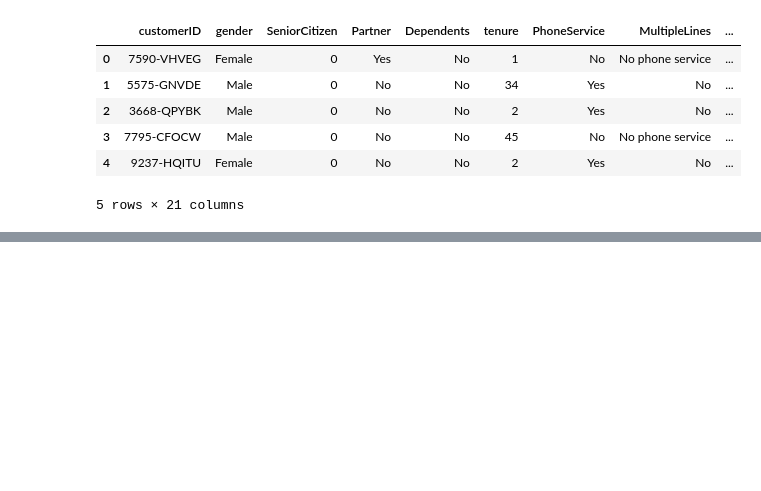
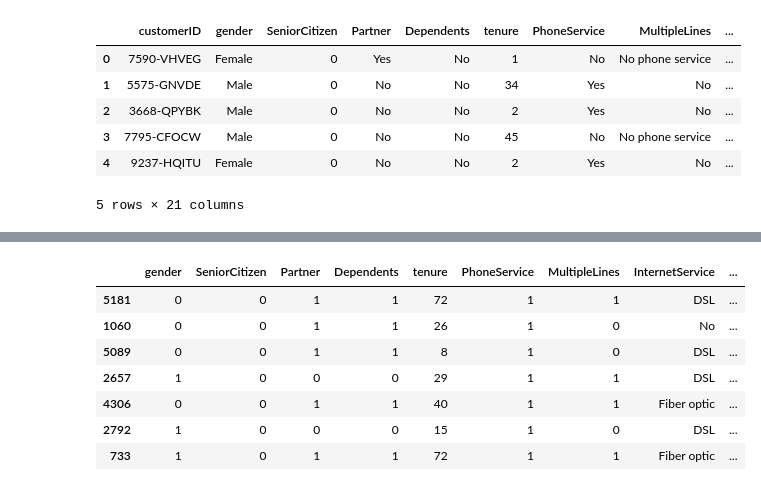
Before and after one commit to favedgreat/Data-Science, a Jupyter notebook: TelcoCustomerChurn.ipynb, the cells around one changed output, grey strips where cells are left out. Drawn from its saved outputs; the diff is of its cells as text; code cells hidden in the pictures; blank space fills up the shorter version.

```diff
--- a/TelcoCustomerChurn.ipynb
+++ b/TelcoCustomerChurn.ipynb
@@ -117,0 +157,6 @@ dtype: float64
+# %%
+# Recreating the dataframe without the CustomerID column
+telcoCustomer_df = file.iloc[:,1:]
+
+# Inspecting the recreated dataset
+telcoCustomer_df.columns
@@ -117,0 +196,5 @@ dtype: float64
+# %%
+telcoCustomer_df.replace('No internet service', 'No', inplace = True)
+telcoCustomer_df.replace('No phone service', 'No', inplace=True)
+
+Print_unique_col_values(telcoCustomer_df)
@@ -117,0 +224,13 @@ dtype: float64
+# %%
+# List of all columns with yes, no values
+yes_no_columns = ['Partner','Dependents','PhoneService','MultipleLines','OnlineSecurity','OnlineBackup','DeviceProtection','TechSupport','StreamingTV','StreamingMovies','PaperlessBilling','Churn']
+
+for col in yes_no_columns:
+    telcoCustomer_df[col].replace({'Yes': 1,'No': 0},inplace=True)
+
+# Replacing Female and Male with 1 and 0
+telcoCustomer_df['gender'].replace({'Female':1,'Male':0},inplace=True)
+
+# Printing replacements
+for col in telcoCustomer_df:
+    print(f'{col}: {telcoCustomer_df[col].unique()}')
@@ -117,0 +255,11 @@ dtype: float64
+# %%
+telcoCustomer_df.sample(7)
+# %% [output]
+|  | gender | SeniorCitizen | Partner | Dependents | tenure | PhoneService | MultipleLines | InternetService | ... |
+| 5181 | 0 | 0 | 1 | 1 | 72 | 1 | 1 | DSL | ... |
+| 1060 | 0 | 0 | 1 | 1 | 26 | 1 | 0 | No | ... |
+| 5089 | 0 | 0 | 1 | 1 | 8 | 1 | 0 | DSL | ... |
+| 2657 | 1 | 0 | 0 | 0 | 29 | 1 | 1 | DSL | ... |
+| 4306 | 0 | 0 | 1 | 1 | 40 | 1 | 1 | Fiber optic | ... |
+| 2792 | 1 | 0 | 0 | 0 | 15 | 1 | 0 | DSL | ... |
+| 733 | 1 | 0 | 1 | 1 | 72 | 1 | 1 | Fiber optic | ... |
```
Also changed, not shown: parts of 30 cells of this notebook.
